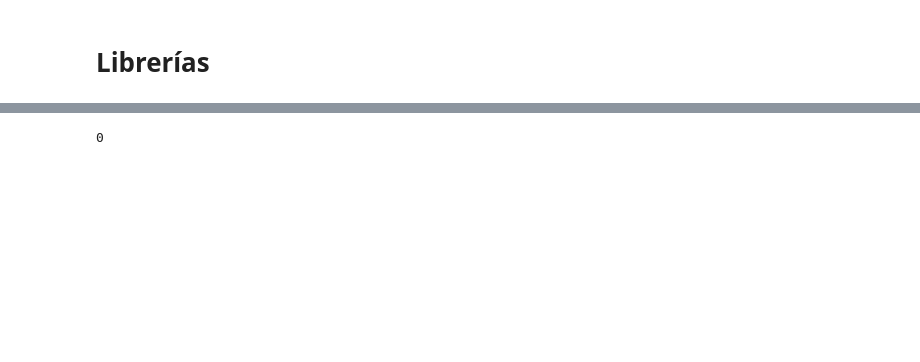
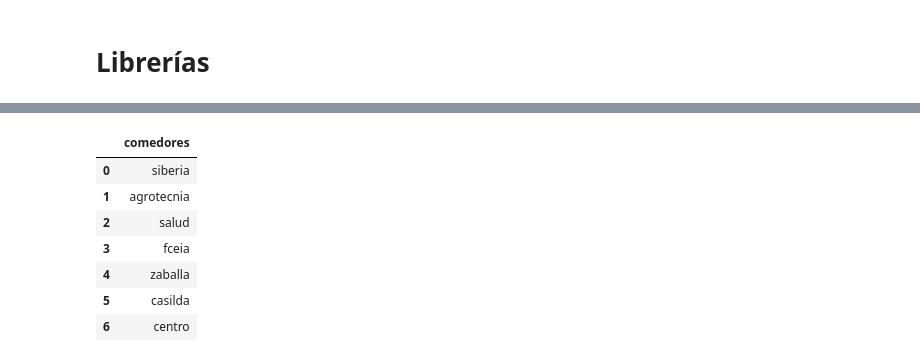
Before and after one commit to Facunditos/comedores_unr, a Jupyter notebook: main.ipynb, the cells around one changed output, grey strips where cells are left out. Saved outputs shown, nothing was run; the diff lists cells and outputs as text; code cells hidden in the pictures; blank space fills up the shorter version.

```diff
--- a/main.ipynb
+++ b/main.ipynb
@@ -95,7 +40,14 @@ op_menu_df['fceia'].to_list().index('des')
 # %%
 comedores_df = pd.read_excel('./facundo.xlsx',sheet_name='comedores')
-comedores_df['comedores'].to_list().index('siberia')
+comedores_df
 # %% [output]
-0
+|  | comedores |
+| 0 | siberia |
+| 1 | agrotecnia |
+| 2 | salud |
+| 3 | fceia |
+| 4 | zaballa |
+| 5 | casilda |
+| 6 | centro |
 # %%
 menues_elegidos_df = pd.read_excel('./facundo.xlsx',sheet_name='menues')
```
Also changed, not shown: parts of 10 cells of this notebook, 1 other file.
